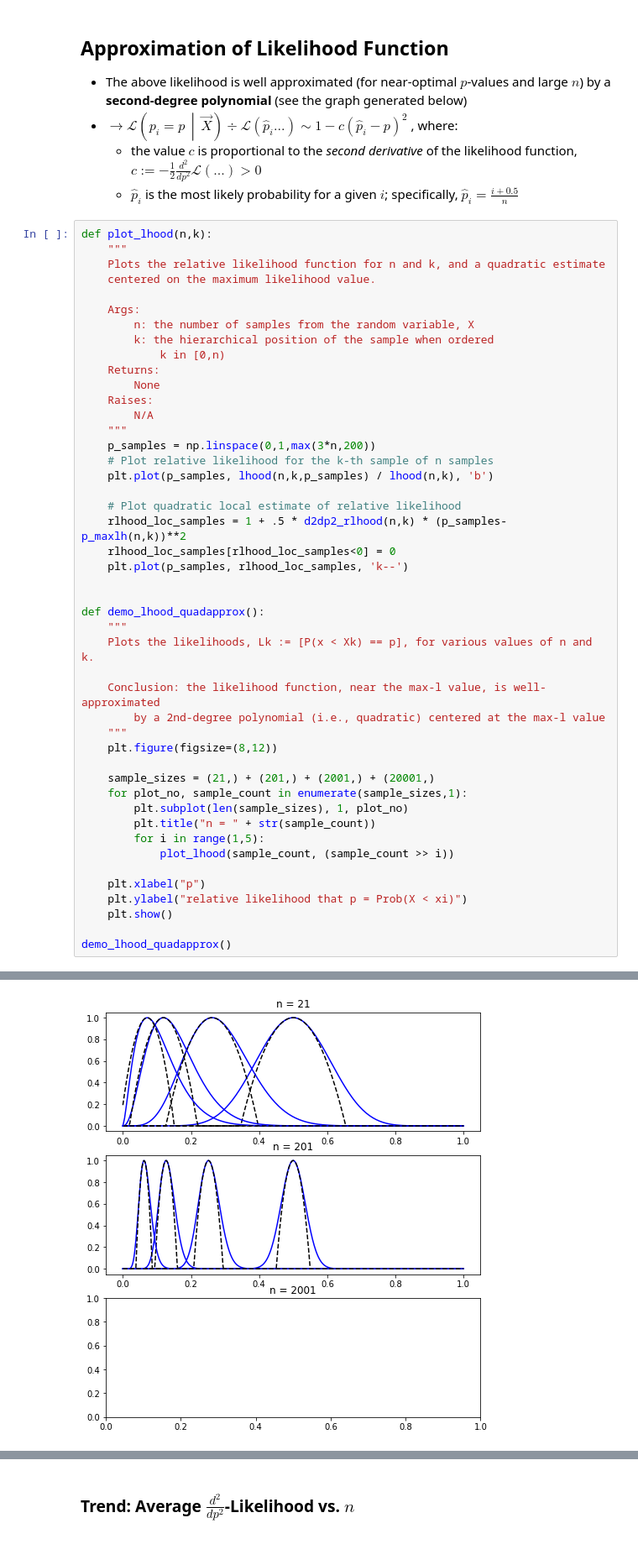
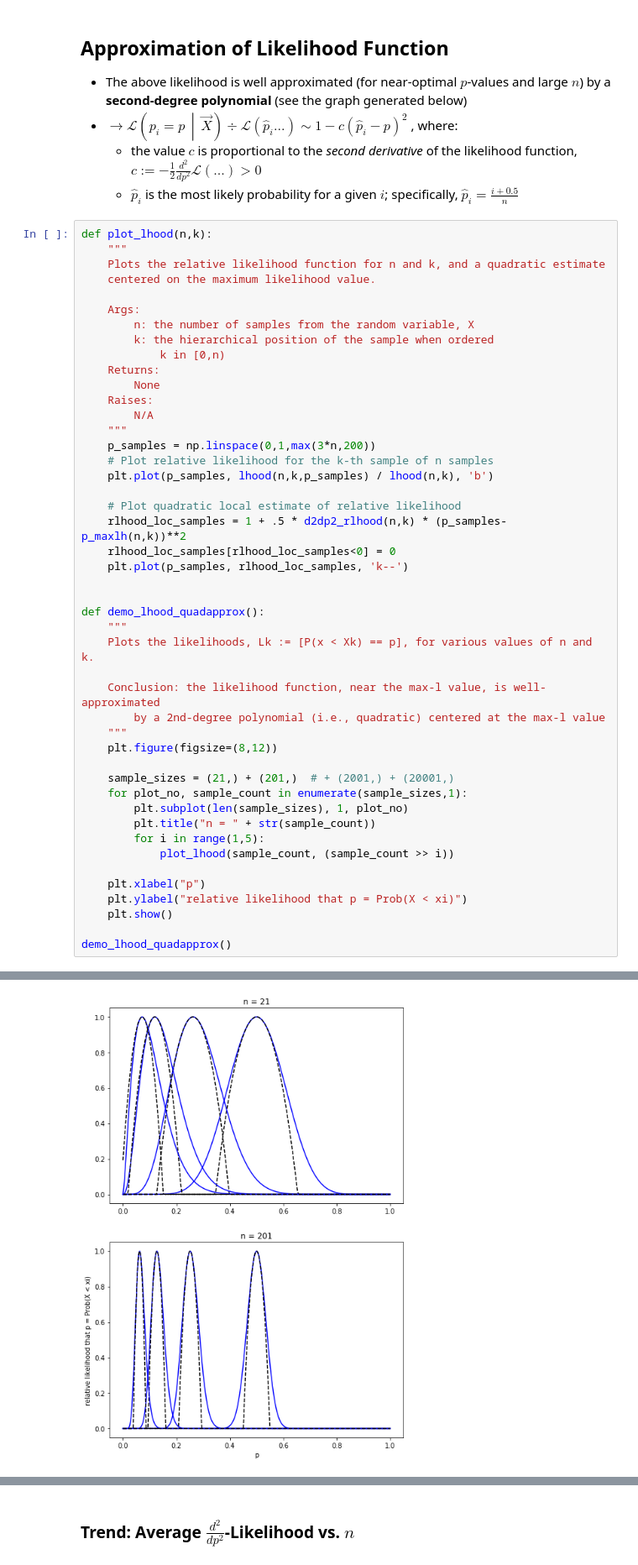
Before and after one commit to CrepeGoat/cdf-estimation, a Jupyter notebook: cdf_est_visuals.ipynb, the cells around one changed output, grey strips where cells are left out. Shown: that part at 84% size. Drawn from its saved outputs; the diff is of its cells as text.

```diff
--- a/cdf_est_visuals.ipynb
+++ b/cdf_est_visuals.ipynb
@@ -73,7 +73,7 @@ def demo_lhood_quadapprox():
     """
     plt.figure(figsize=(8,12))
 
-    sample_sizes = (21,) + (201,) + (2001,) + (20001,)
+    sample_sizes = (21,) + (201,)  # + (2001,) + (20001,)
     for plot_no, sample_count in enumerate(sample_sizes,1):
         plt.subplot(len(sample_sizes), 1, plot_no)
         plt.title("n = " + str(sample_count))
@@ -90,4 +89,4 @@ OverflowError: int too large to convert to float
-[figure, old version]
+[figure, new version]
 # %% [markdown]
 ## Smoothness
 - smoothness can be loosely measured by *the magnitude of the higher-order derivatives* of the cdf estimate
```
Also changed, not shown: parts of 3 cells of this notebook, 1 other file.
